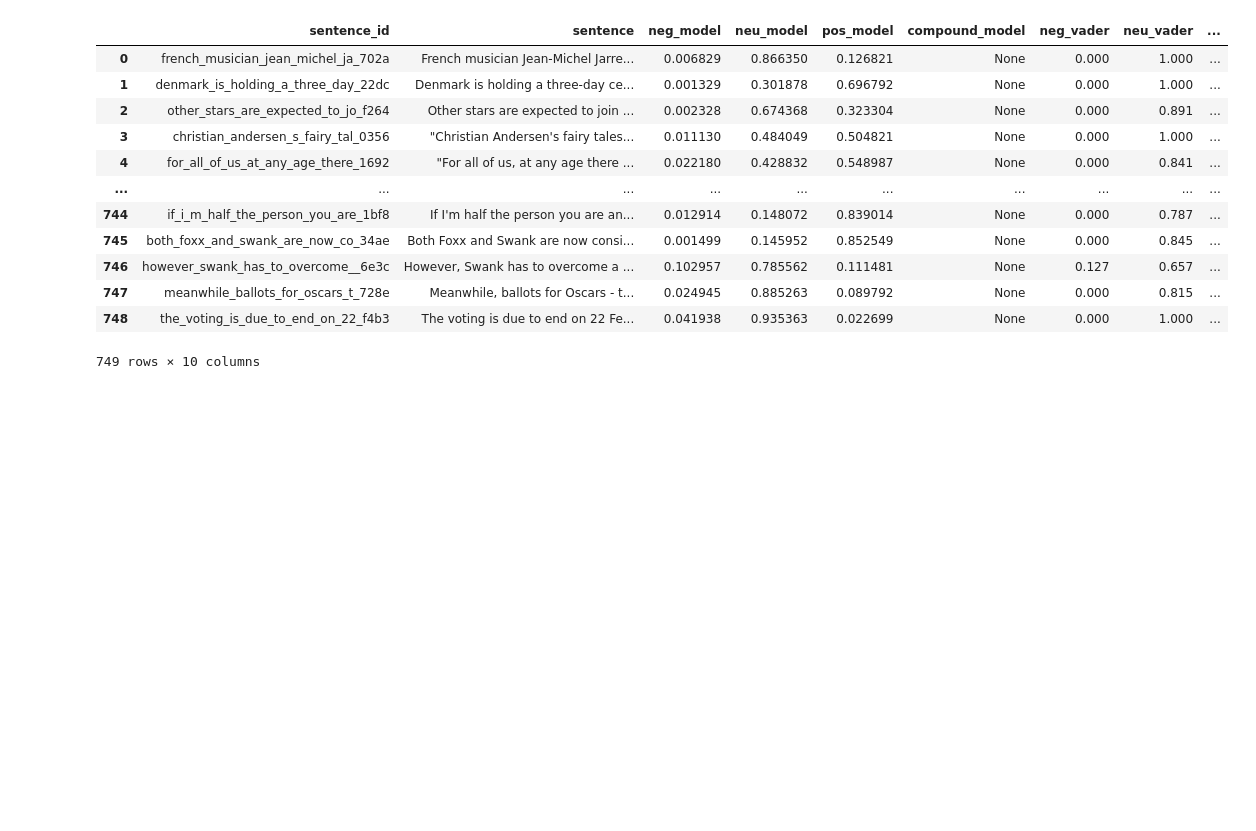
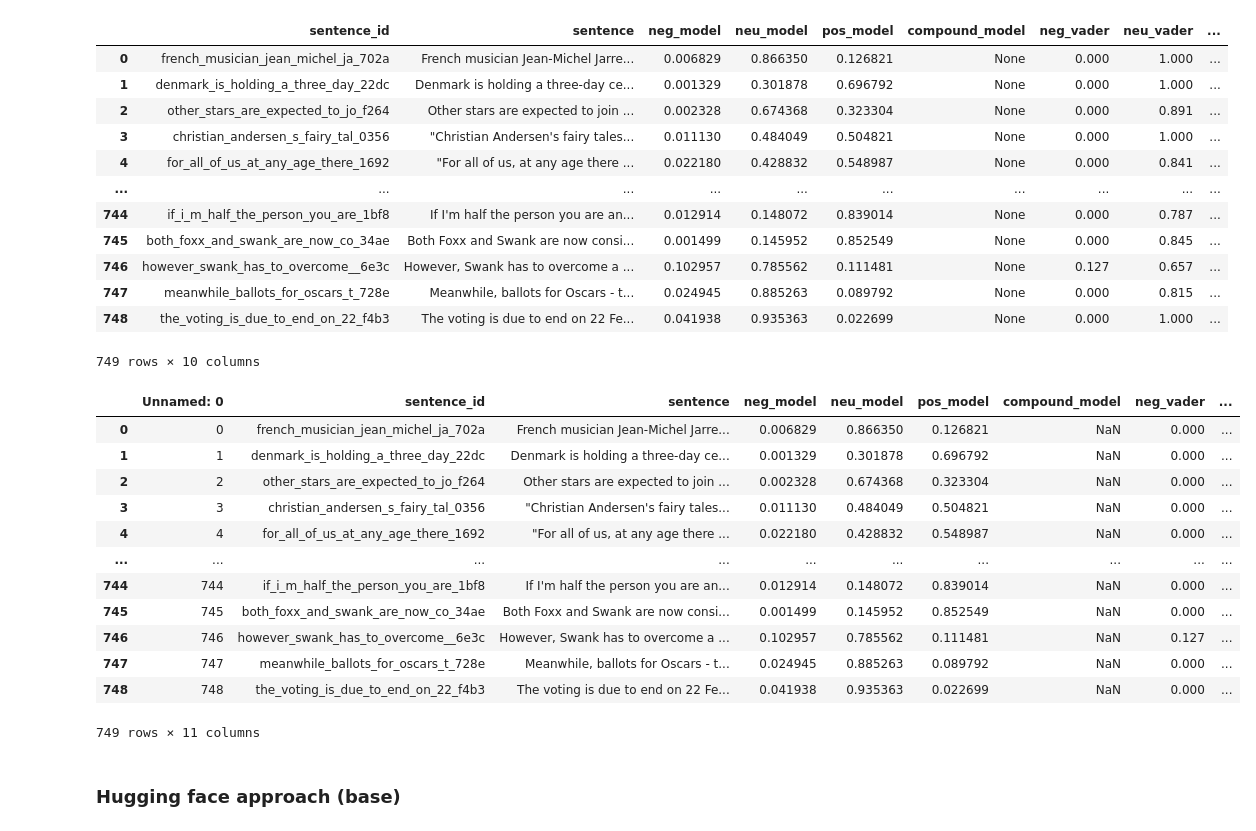
Before and after one commit to TarasHamkalo/on-web-data-mining, a Jupyter notebook: 02/notebooks/sentiment_analysis.ipynb, the cells around one changed output. Saved outputs shown, nothing was run; the diff lists cells and outputs as text; code cells hidden in the pictures; blank space fills up the shorter version.

Commit message:
docs(02): add comparison of sentiment analysis

```diff
--- a/02/notebooks/sentiment_analysis.ipynb
+++ b/02/notebooks/sentiment_analysis.ipynb
@@ -168,3 +168,22 @@ df
 | 747 | meanwhile_ballots_for_oscars_t_728e | Meanwhile, ballots for Oscars - t... | 0.024945 | 0.885263 | 0.089792 | None | 0.000 | 0.815 | ... |
 | 748 | the_voting_is_due_to_end_on_22_f4b3 | The voting is due to end on 22 Fe... | 0.041938 | 0.935363 | 0.022699 | None | 0.000 | 1.000 | ... |
 749 rows × 10 columns
+# %%
+import pandas as pd
+pd.read_csv("/home/taras-hamkalo/repositories/ddw/hamkatar/02/results/sentiment-analysis.csv")
+# %% [output]
+|  | Unnamed: 0 | sentence_id | sentence | neg_model | neu_model | pos_model | compound_model | neg_vader | ... |
+| 0 | 0 | french_musician_jean_michel_ja_702a | French musician Jean-Michel Jarre... | 0.006829 | 0.866350 | 0.126821 | NaN | 0.000 | ... |
+| 1 | 1 | denmark_is_holding_a_three_day_22dc | Denmark is holding a three-day ce... | 0.001329 | 0.301878 | 0.696792 | NaN | 0.000 | ... |
+| 2 | 2 | other_stars_are_expected_to_jo_f264 | Other stars are expected to join ... | 0.002328 | 0.674368 | 0.323304 | NaN | 0.000 | ... |
+| 3 | 3 | christian_andersen_s_fairy_tal_0356 | "Christian Andersen's fairy tales... | 0.011130 | 0.484049 | 0.504821 | NaN | 0.000 | ... |
+| 4 | 4 | for_all_of_us_at_any_age_there_1692 | "For all of us, at any age there ... | 0.022180 | 0.428832 | 0.548987 | NaN | 0.000 | ... |
+| ... | ... | ... | ... | ... | ... | ... | ... | ... | ... |
+| 744 | 744 | if_i_m_half_the_person_you_are_1bf8 | If I'm half the person you are an... | 0.012914 | 0.148072 | 0.839014 | NaN | 0.000 | ... |
+| 745 | 745 | both_foxx_and_swank_are_now_co_34ae | Both Foxx and Swank are now consi... | 0.001499 | 0.145952 | 0.852549 | NaN | 0.000 | ... |
+| 746 | 746 | however_swank_has_to_overcome__6e3c | However, Swank has to overcome a ... | 0.102957 | 0.785562 | 0.111481 | NaN | 0.127 | ... |
+| 747 | 747 | meanwhile_ballots_for_oscars_t_728e | Meanwhile, ballots for Oscars - t... | 0.024945 | 0.885263 | 0.089792 | NaN | 0.000 | ... |
+| 748 | 748 | the_voting_is_due_to_end_on_22_f4b3 | The voting is due to end on 22 Fe... | 0.041938 | 0.935363 | 0.022699 | NaN | 0.000 | ... |
+749 rows × 11 columns
+# %% [markdown]
+### Hugging face approach (base)
```
Also changed, not shown: parts of 5 cells of this notebook, 1 other file.
